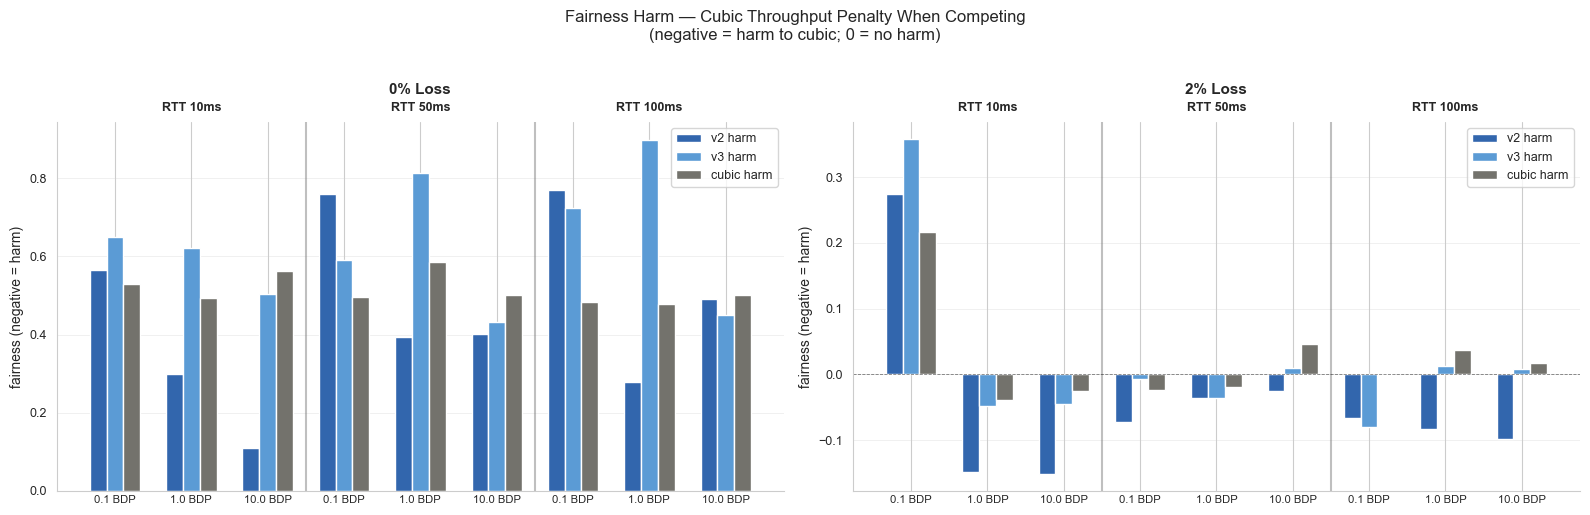
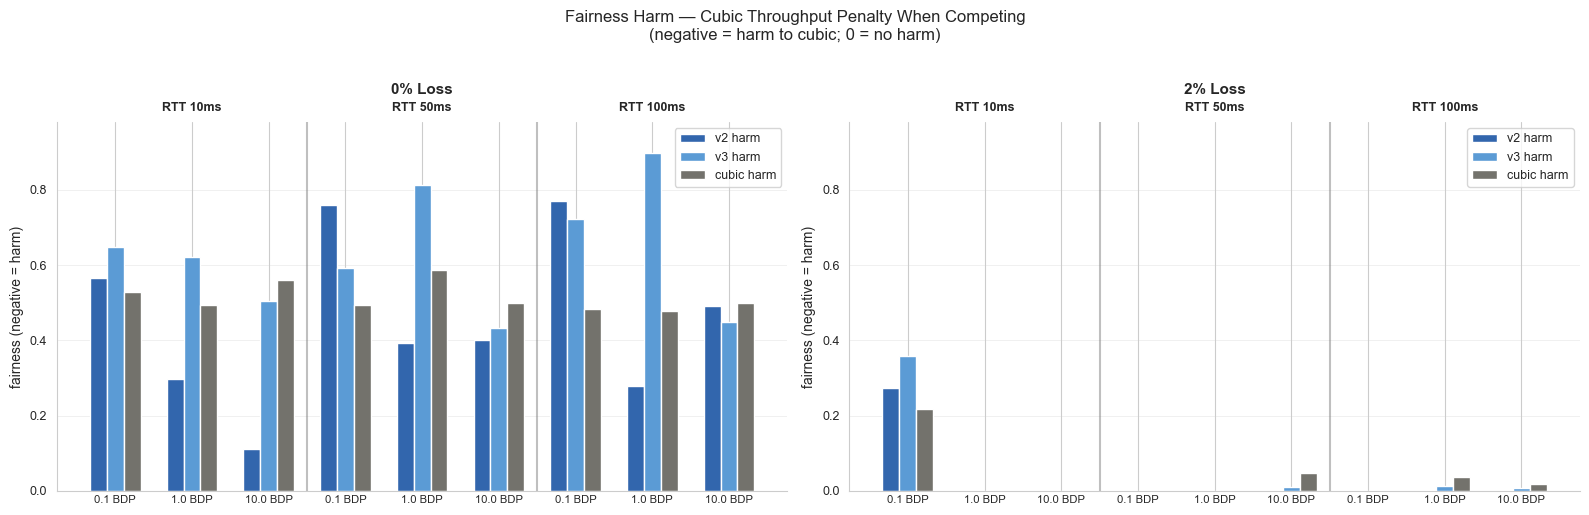
The change to this notebook cell's code, shown as a diff; its figure went from the first image to the second:
--- before
+++ after
@@ -27,4 +27,10 @@
     rtt_labels = [f"RTT {int(r)}ms" for r in rtt_order]
 
+    # Compute shared y-limits across both loss panels and patched/unpatched for harm metrics
+    try:
+        shared_ymin, shared_ymax = compute_global_ylim_for_solo([df, df_patch], harm_present, loss_vals=[0, 2], pad=0.06)
+    except Exception:
+        shared_ymin, shared_ymax = None, None
+
     if len(df_plot3) > 0 and len(harm_present) > 0:
         cols_to_plot = harm_present
@@ -48,4 +54,8 @@
                 set_hierarchical_labels(ax, len(rtt_order), len(bdp_order), rtt_labels, bdp_labels)
 
+                # Apply shared y-limits if available
+                if shared_ymin is not None and shared_ymax is not None:
+                    ax.set_ylim(shared_ymin, shared_ymax)
+
                 ax.set_title(f"{loss_name}", fontsize=11, fontweight="bold")
                 style_ax(ax, ylabel="fairness (negative = harm)", zero_line=True)

Commit: y-axis equalization